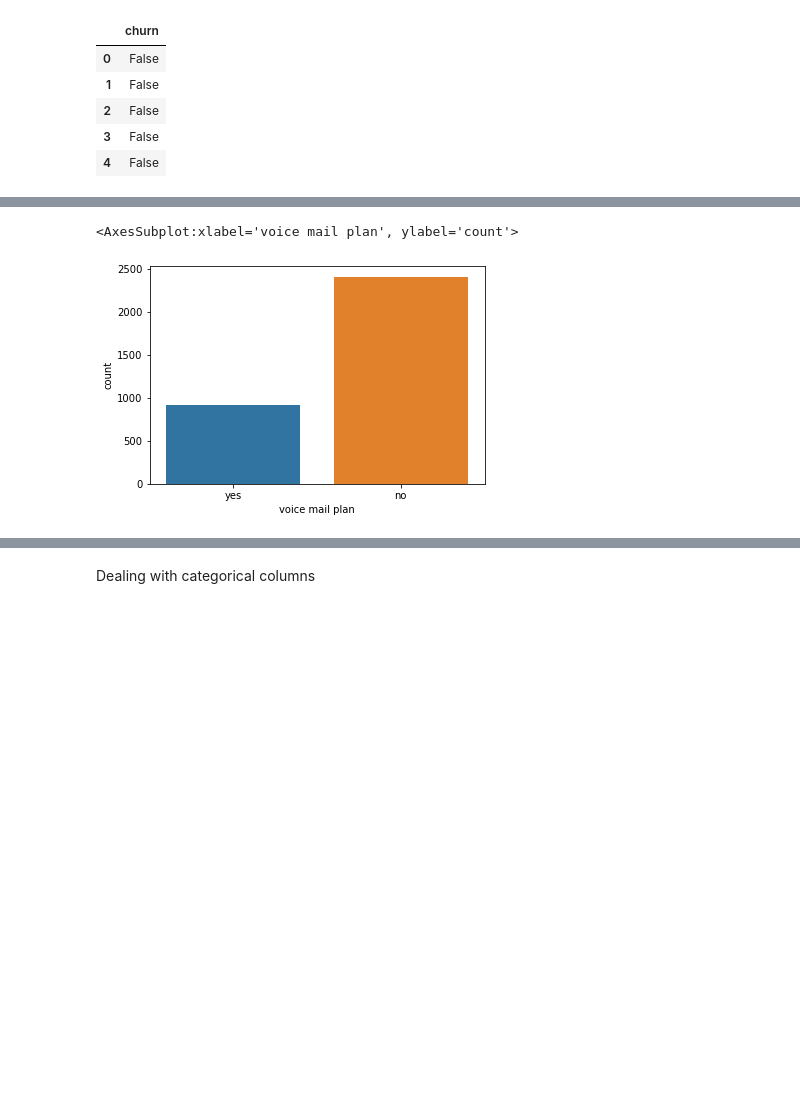
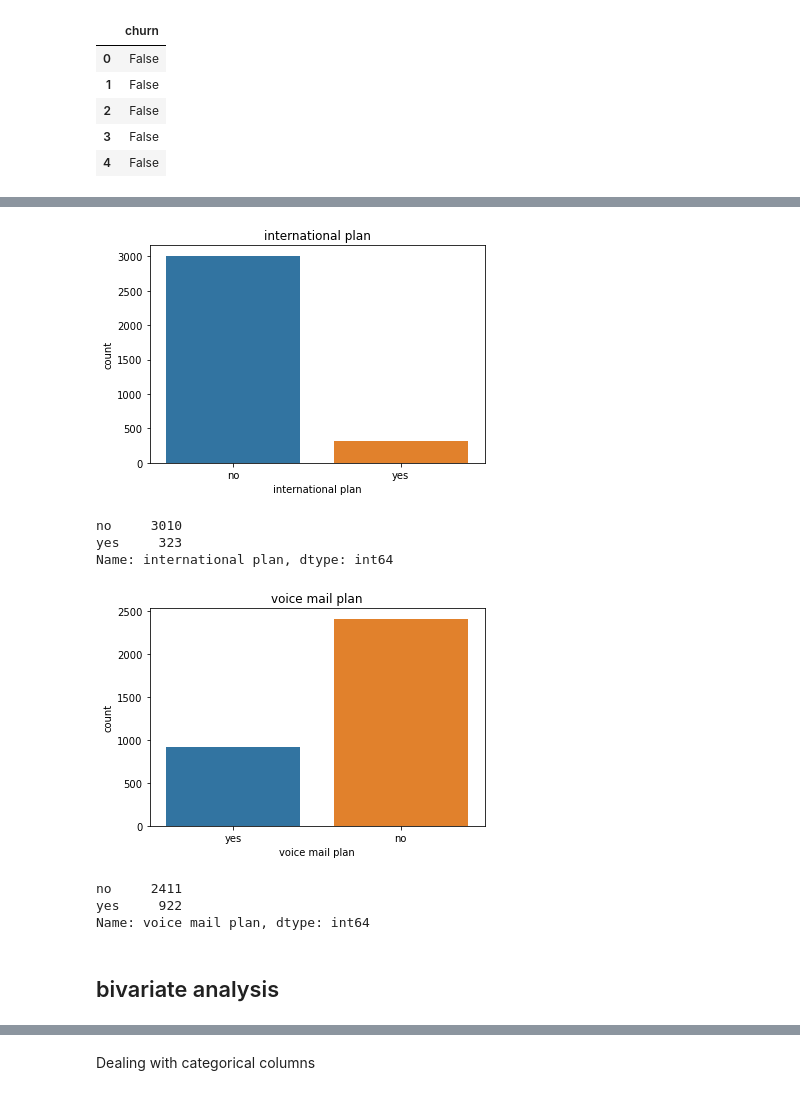
Before and after one commit to S-Kagwi/Phase-3-Project, a Jupyter notebook: student.ipynb, the cells around one changed output, grey strips where cells are left out. Drawn from its saved outputs; the diff is of its cells as text; code cells hidden in the pictures; blank space fills up the shorter version.

```diff
--- a/student.ipynb
+++ b/student.ipynb
@@ -175,6 +220,16 @@ sns.countplot(data=df, x='international plan')
+# %%
+count_plot_for("international plan")
+# %% [output]
+[figure, added]
+no     3010
+yes     323
+Name: international plan, dtype: int64
 # %%
-
-sns.countplot(data=df, x='voice mail plan'):
+count_plot_for("voice mail plan")
 # %% [output]
+[figure, new version]
-<AxesSubplot:xlabel='voice mail plan', ylabel='count'>
+no     2411
+yes     922
+Name: voice mail plan, dtype: int64
-[figure, old version]
+# %% [markdown]
+## bivariate analysis
```
Also changed, not shown: parts of 69 cells of this notebook.
